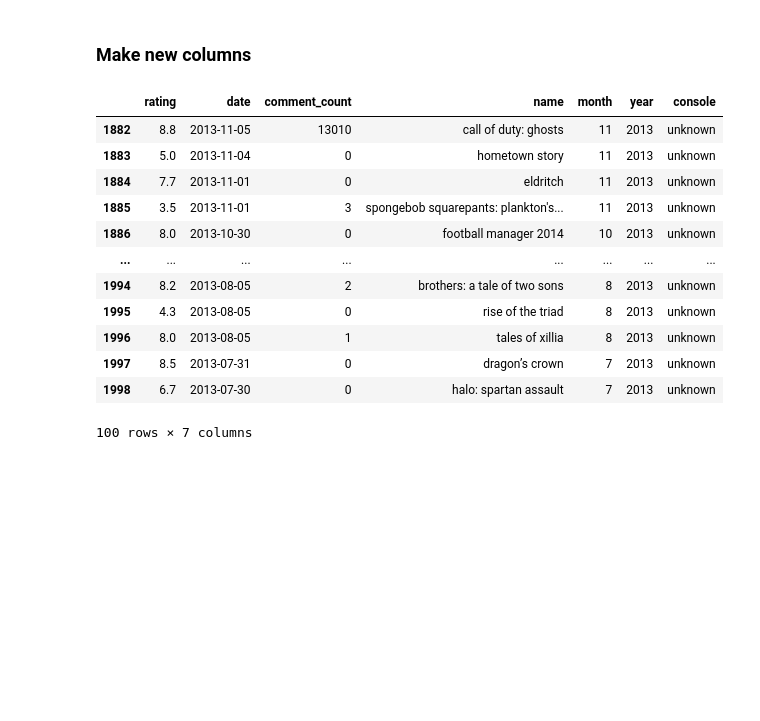
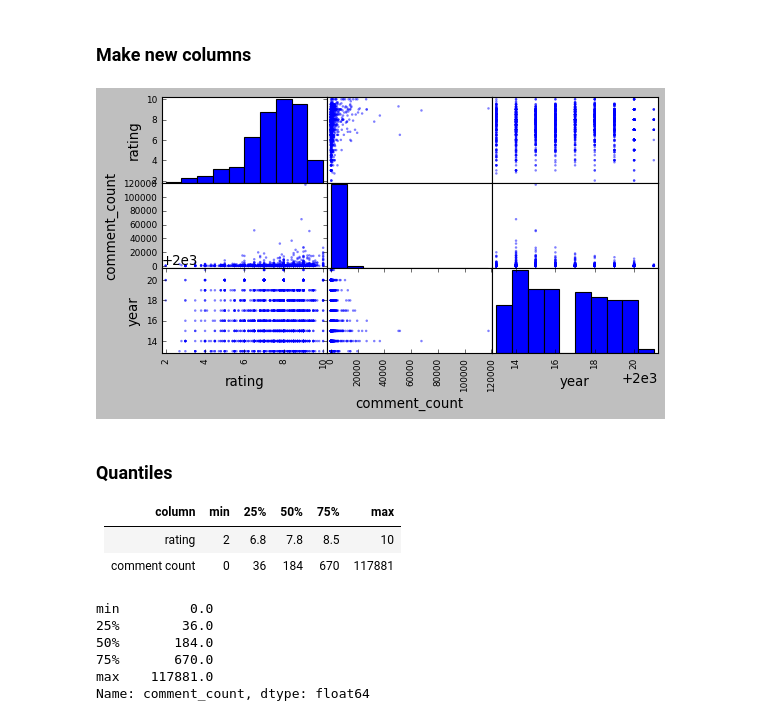
Before and after one commit to tibrado/game-reviews-and-iteractions, a Jupyter notebook: src/EDA.ipynb, the cells around one changed output. Cells and saved outputs as stored; diff of their text form; code cells hidden in the pictures; blank space fills up the shorter version.

```diff
--- a/src/Untitled.ipynb
+++ b/src/EDA.ipynb
@@ -2,6 +2,13 @@
 # Imports
 import pandas as pd
 import helper as hp
+import numpy as np
+import matplotlib.pyplot as plt
+import seaborn as sns
+
+%matplotlib inline
+
+plt.style.use('classic')
 # %%
 # Load data
 df = pd.read_csv('../data/clean_lvl1.csv')
@@ -67,22 +74,18 @@ memory usage: 62.6 KB
 # Seperate date into months and year
 df['month'] = df['date'].dt.month
 df['year'] = df['date'].dt.year
+# %%
+plt.style.use('_classic_test_patch')
+_ = pd.plotting.scatter_matrix(df[['rating', 'comment_count', 'year']], figsize = (8, 4), diagonal = 'hist')
+# %% [output]
+[figure, added]
 # %%
 # List of console types
 df['console'] = df['name'].apply(hp.console)
-# %%
-df[df['console'] == 'unknown' and ].tail(100)
-# %% [output]
-|  | rating | date | comment_count | name | month | year | console |
-| 1882 | 8.8 | 2013-11-05 | 13010 | call of duty: ghosts | 11 | 2013 | unknown |
-| 1883 | 5.0 | 2013-11-04 | 0 | hometown story | 11 | 2013 | unknown |
-| 1884 | 7.7 | 2013-11-01 | 0 | eldritch | 11 | 2013 | unknown |
-| 1885 | 3.5 | 2013-11-01 | 3 | spongebob squarepants: plankton's... | 11 | 2013 | unknown |
-| 1886 | 8.0 | 2013-10-30 | 0 | football manager 2014 | 10 | 2013 | unknown |
-| ... | ... | ... | ... | ... | ... | ... | ... |
-| 1994 | 8.2 | 2013-08-05 | 2 | brothers: a tale of two sons | 8 | 2013 | unknown |
-| 1995 | 4.3 | 2013-08-05 | 0 | rise of the triad | 8 | 2013 | unknown |
-| 1996 | 8.0 | 2013-08-05 | 1 | tales of xillia | 8 | 2013 | unknown |
-| 1997 | 8.5 | 2013-07-31 | 0 | dragon’s crown | 7 | 2013 | unknown |
-| 1998 | 6.7 | 2013-07-30 | 0 | halo: spartan assault | 7 | 2013 | unknown |
-100 rows × 7 columns
+# %% [markdown]
+### Quantiles
+
+|column|min|25%|50%|75%|max|
+|------|---|---|---|---|---|
+|rating|2|6.8|7.8|8.5|10|
+|comment count|0|36|184|670|117881|
@@ -88,0 +96,9 @@ df[df['console'] == 'unknown' and ].tail(100)
+# %%
+Q_ccount
+# %% [output]
+min         0.0
+25%        36.0
+50%       184.0
+75%       670.0
+max    117881.0
+Name: comment_count, dtype: float64
```
Also changed, not shown: parts of 7 cells of this notebook, 1 other file.
